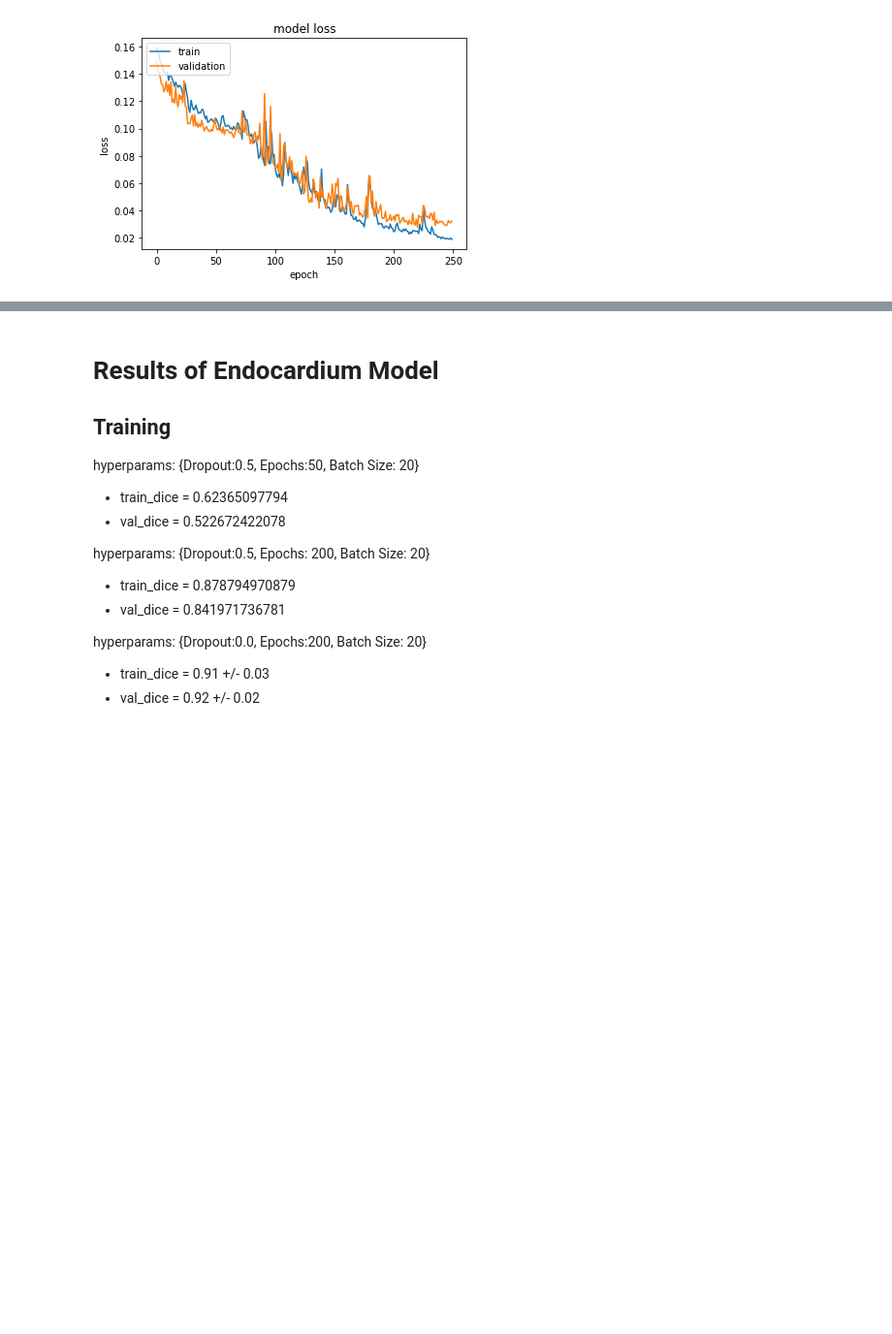
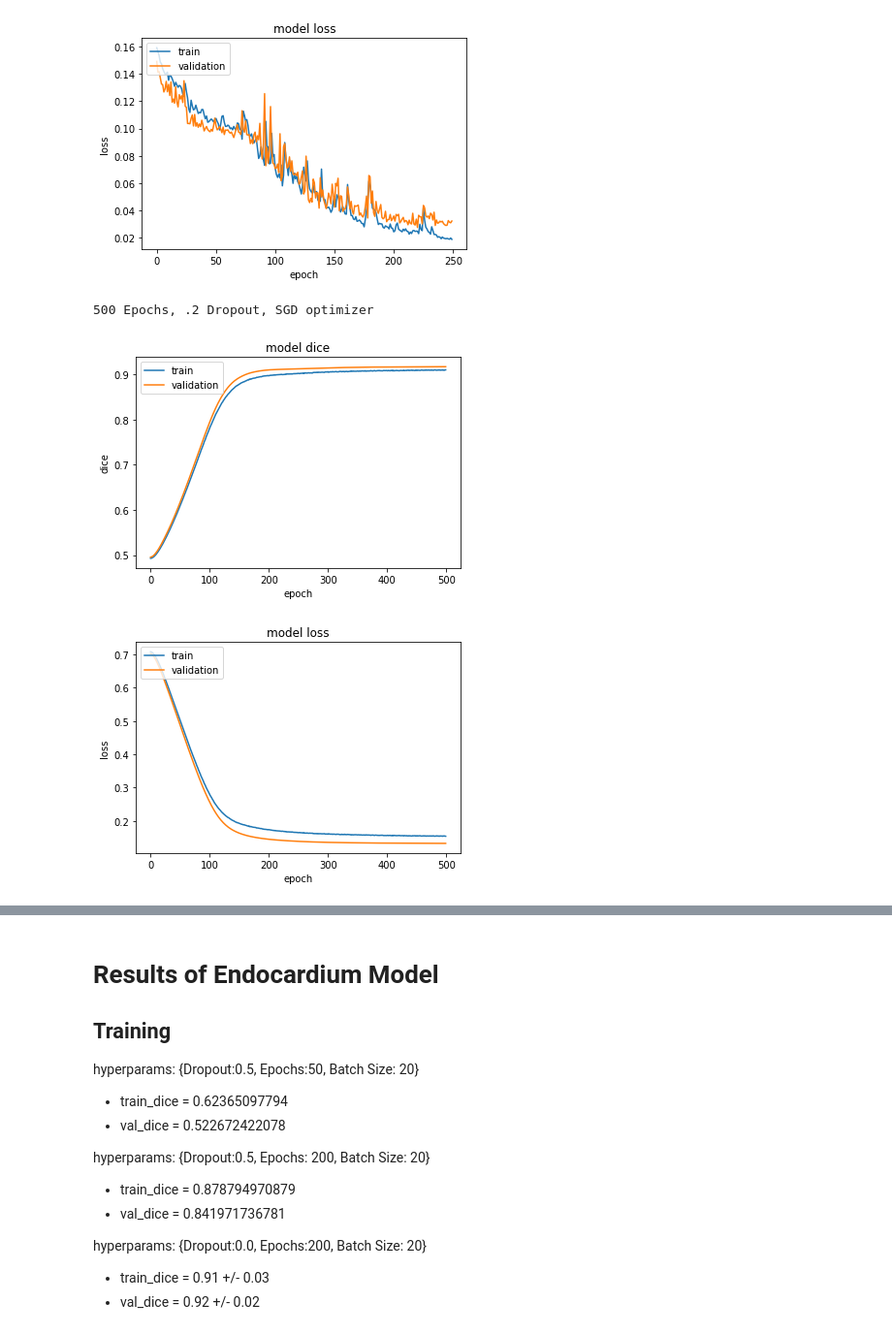
Before and after one commit to aksharkkumar/cmri-rv-seg, a Jupyter notebook: notebooks/cmri-rv-seg.ipynb, the cells around one changed output, grey strips where cells are left out. Shown: that part at 97% size. Drawn from its saved outputs; the diff is of its cells as text; code cells hidden in the pictures; blank space fills up the shorter version.

```diff
--- a/notebooks/cmri-rv-seg.ipynb
+++ b/notebooks/cmri-rv-seg.ipynb
@@ -232,6 +239,13 @@ show_plots(hist)
 250 Epochs, no dropout
 [figure]
 [figure]
+# %%
+print("500 Epochs, .2 Dropout, SGD optimizer")
+show_plots(hist)
+# %% [output]
+500 Epochs, .2 Dropout, SGD optimizer
+[figure, added]
+[figure, added]
 # %%
 import tensorflow as tf
 
```
Also changed, not shown: parts of 7 cells of this notebook, 4 other files.
